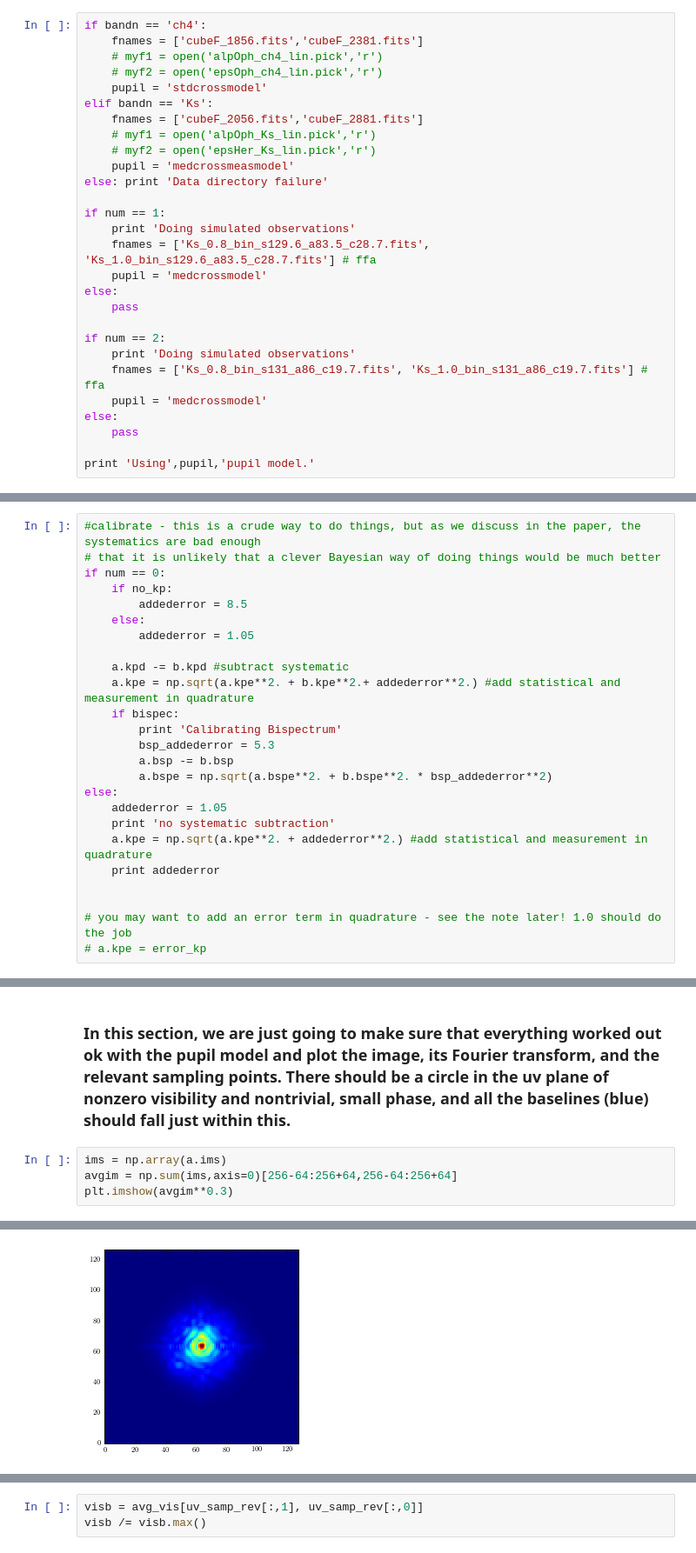
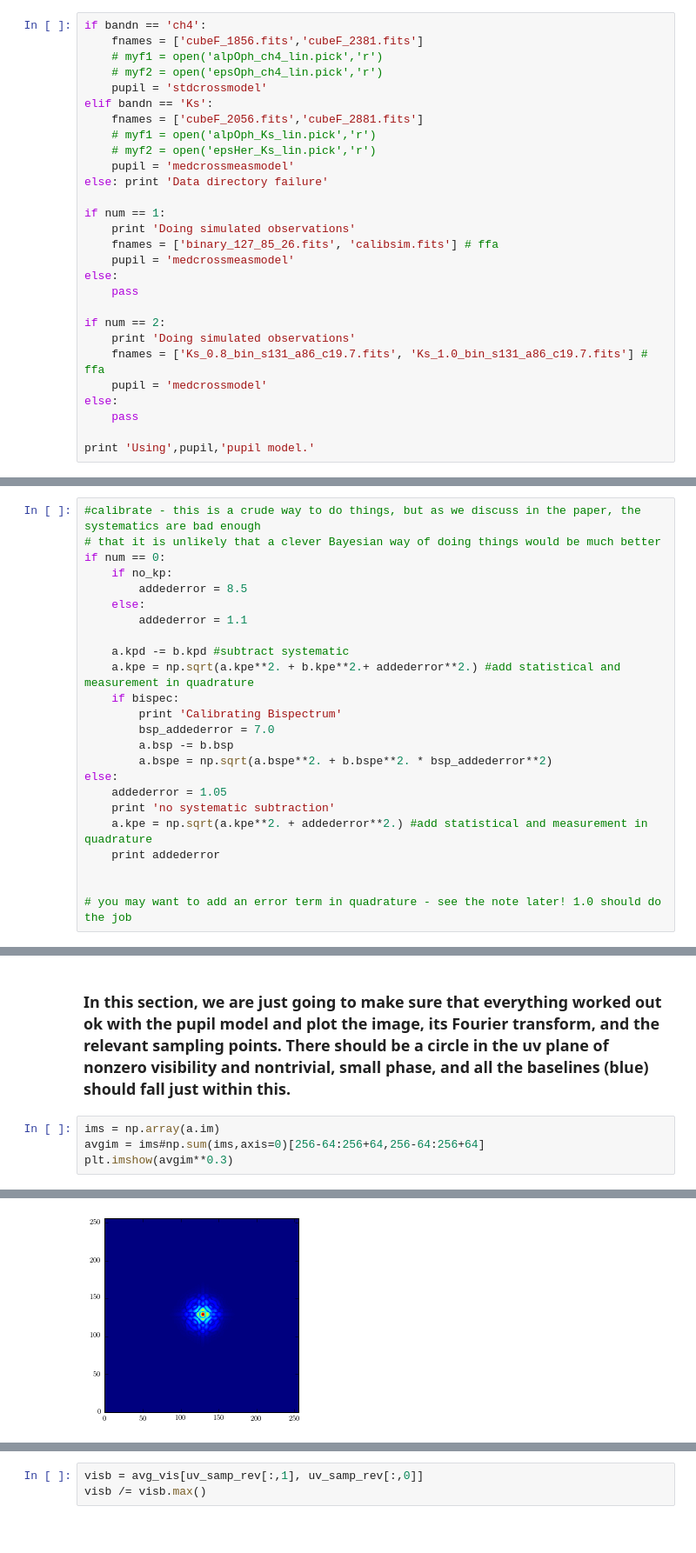
Before and after one commit to benjaminpope/pysco, a Jupyter notebook: analysis.ipynb, the cells around one changed output, grey strips where cells are left out. Shown at 87% size. Saved outputs shown, nothing was run; the diff lists cells and outputs as text.

```diff
--- a/analysis.ipynb
+++ b/analysis.ipynb
@@ -45,8 +47,8 @@ else: print 'Data directory failure'
 
 if num == 1:
     print 'Doing simulated observations'
-    fnames = ['Ks_0.8_bin_s129.6_a83.5_c28.7.fits', 'Ks_1.0_bin_s129.6_a83.5_c28.7.fits'] # ffa
-    pupil = 'medcrossmodel'
+    fnames = ['binary_127_85_26.fits', 'calibsim.fits'] # ffa
+    pupil = 'medcrossmeasmodel'
 else:
     pass
 
@@ -186,13 +192,13 @@ if num == 0:
     if no_kp:
         addederror = 8.5
     else:
-        addederror = 1.05
+        addederror = 1.1
 
     a.kpd -= b.kpd #subtract systematic
     a.kpe = np.sqrt(a.kpe**2. + b.kpe**2.+ addederror**2.) #add statistical and measurement in quadrature
     if bispec:
         print 'Calibrating Bispectrum'
-        bsp_addederror = 5.3
+        bsp_addederror = 7.0
         a.bsp -= b.bsp
         a.bspe = np.sqrt(a.bspe**2. + b.bspe**2. * bsp_addederror**2)
 else:
@@ -203,7 +209,6 @@ else:
 
 
 # you may want to add an error term in quadrature - see the note later! 1.0 should do the job
-# a.kpe = error_kp
 # %% [markdown]
 In the following two cells we have two different ways of fitting a model to these data - one uses MultiNest and one uses emcee.
 
@@ -505,9 +520,9 @@ except:
 # %% [markdown]
 ### In this section, we are just going to make sure that everything worked out ok with the pupil model and plot the image, its Fourier transform, and the relevant sampling points. There should be a circle in the uv plane of nonzero visibility and nontrivial, small phase, and all the baselines (blue) should fall just within this.
 # %%
-ims = np.array(a.ims)
-avgim = np.sum(ims,axis=0)[256-64:256+64,256-64:256+64]
+ims = np.array(a.im)
+avgim = ims#np.sum(ims,axis=0)[256-64:256+64,256-64:256+64]
 plt.imshow(avgim**0.3)
 # %% [output]
 <matplotlib.image.AxesImage at 0x...>
-[figure, old version]
+[figure, new version]
```
Also changed, not shown: parts of 26 cells of this notebook, 6 other files.
